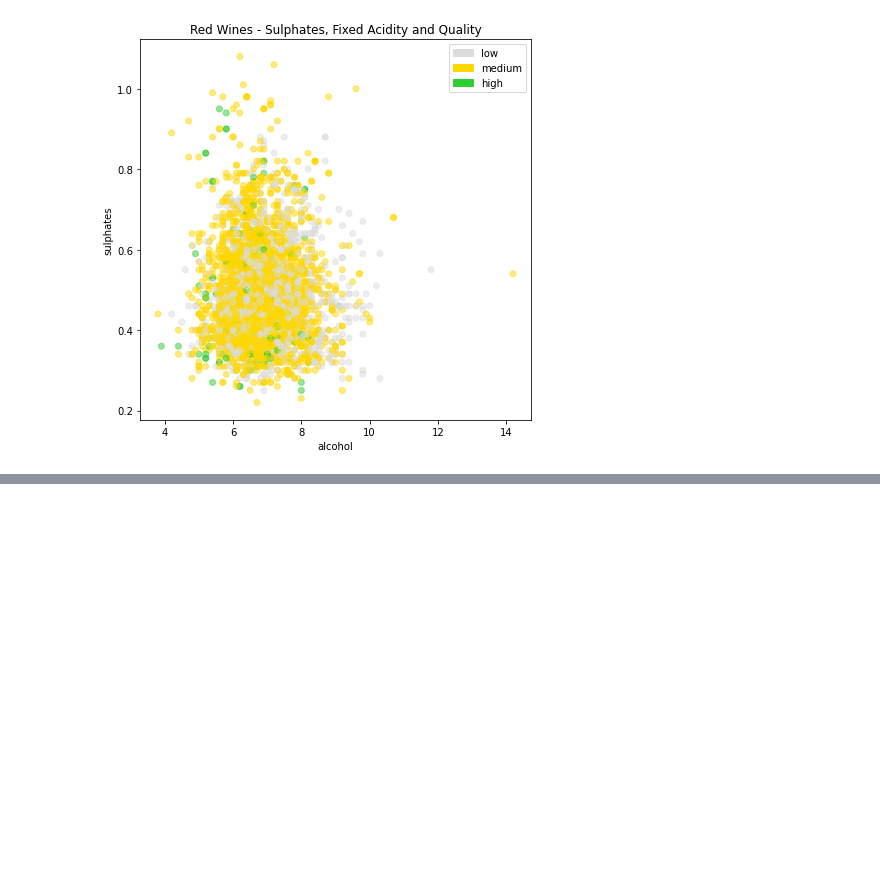
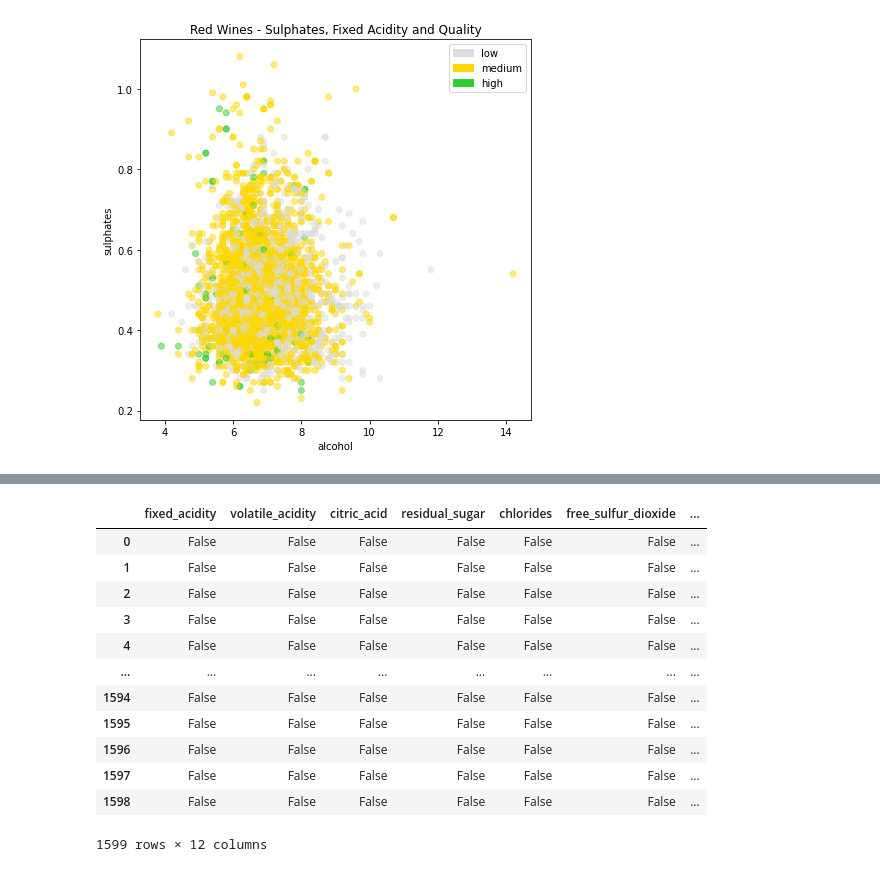
Before and after one commit to GitKPAN/4_BlueBerry-Winery, a Jupyter notebook: Blue_Berry_Winery.ipynb, the cells around one changed output, grey strips where cells are left out. Saved outputs shown, nothing was run; the diff lists cells and outputs as text; code cells hidden in the pictures; blank space fills up the shorter version.

```diff
--- a/Blue_Berry_Winery.ipynb
+++ b/Blue_Berry_Winery.ipynb
@@ -1531,0 +1597,19 @@ plt.show()
+# %%
+#The code below generates an output with the 'True' and 'False' values. Points where the values are 'True' represent the presence of the outlier.
+# For red wines
+
+(red_wine.iloc[:,:12] < (Q1_r - 1.5 * IQR_r)) | (red_wine.iloc[:,:12] > (Q3_r + 1.5 * IQR_r))
+# %% [output]
+|  | fixed_acidity | volatile_acidity | citric_acid | residual_sugar | chlorides | free_sulfur_dioxide | ... |
+| 0 | False | False | False | False | False | False | ... |
+| 1 | False | False | False | False | False | False | ... |
+| 2 | False | False | False | False | False | False | ... |
+| 3 | False | False | False | False | False | False | ... |
+| 4 | False | False | False | False | False | False | ... |
+| ... | ... | ... | ... | ... | ... | ... | ... |
+| 1594 | False | False | False | False | False | False | ... |
+| 1595 | False | False | False | False | False | False | ... |
+| 1596 | False | False | False | False | False | False | ... |
+| 1597 | False | False | False | False | False | False | ... |
+| 1598 | False | False | False | False | False | False | ... |
+1599 rows × 12 columns
```
Also changed, not shown: parts of 8 cells of this notebook, 1 other file.
